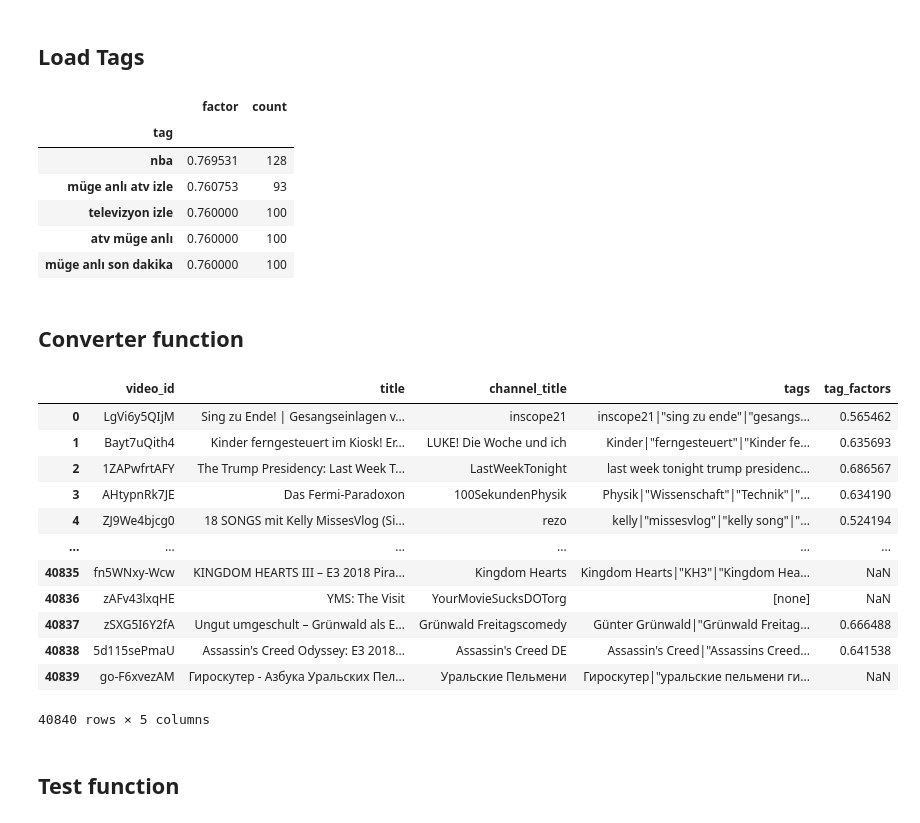
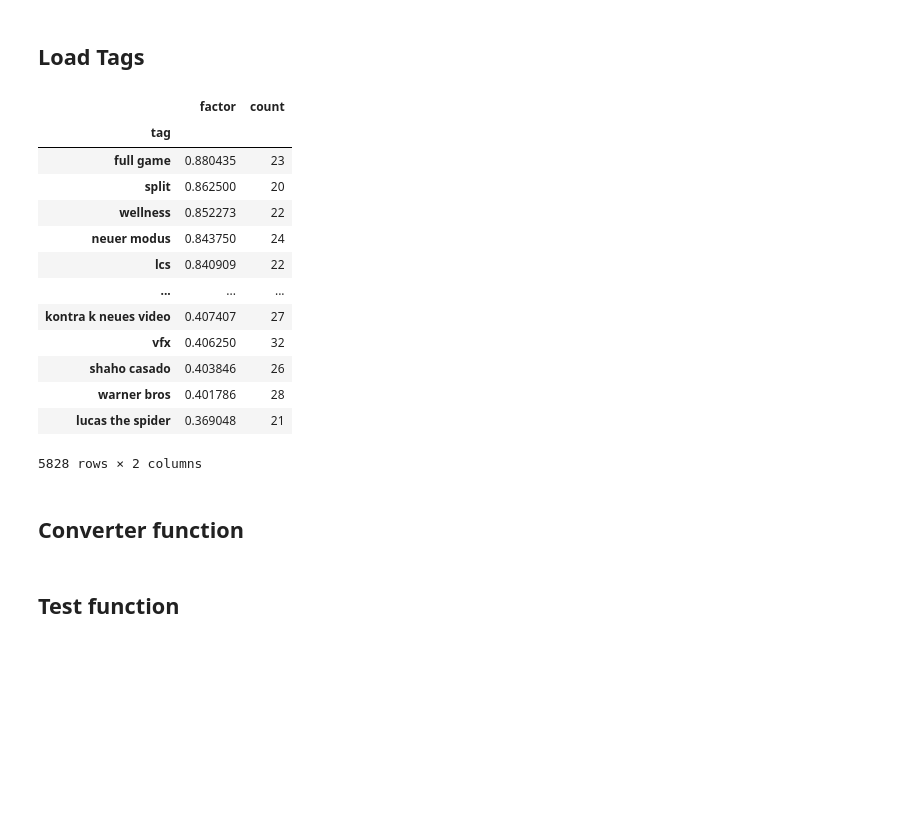
Before and after one commit to StephanHagge/data-mining, a Jupyter notebook: notebooks/tags.ipynb, the cells around one changed output. Cells and saved outputs as stored; diff of their text form; code cells hidden in the pictures; blank space fills up the shorter version.

```diff
--- a/notebooks/tags.ipynb
+++ b/notebooks/tags.ipynb
@@ -305,35 +326,29 @@ tag_df[['tags','factors','counts']].to_csv('../data/tags.csv', header=['tag','fa
 # %%
 tag_df = pd.read_csv('../data/tags.csv')
 tag_df = tag_df.set_index('tag')
-tag_df.head()
+tag_df
 # %% [output]
 |  | factor | count |
 | tag |  |  |
-| nba | 0.769531 | 128 |
-| müge anlı atv izle | 0.760753 | 93 |
-| televizyon izle | 0.760000 | 100 |
-| atv müge anlı | 0.760000 | 100 |
-| müge anlı son dakika | 0.760000 | 100 |
+| full game | 0.880435 | 23 |
+| split | 0.862500 | 20 |
+| wellness | 0.852273 | 22 |
+| neuer modus | 0.843750 | 24 |
+| lcs | 0.840909 | 22 |
+| ... | ... | ... |
+| kontra k neues video | 0.407407 | 27 |
+| vfx | 0.406250 | 32 |
+| shaho casado | 0.403846 | 26 |
+| warner bros | 0.401786 | 28 |
+| lucas the spider | 0.369048 | 21 |
+5828 rows × 2 columns
 # %% [markdown]
 ## Converter function
 # %%
-def calculate_tag_factor(tag_string, tag_data):
-    tag_list = pd.Series(list(set(map(lambda x: x.strip('\"').lower(), tag_string.split('|')))))
-    return tag_list.apply(lambda tag: tag_data['factor'].get(tag, np.nan)).mean(skipna=True)
+def calculate_tag_factor(tag_string, tag_values):
+    return pd.Series(list(set(map(lambda x: x.strip('\"').lower(), tag_string.split('|')))))\
+        .apply(lambda n: tag_values['factor'].get(n, np.nan))\
+        .mean(skipna=True)
-# %% [output]
-|  | video_id | title | channel_title | tags | tag_factors |
-| 0 | LgVi6y5QIjM | Sing zu Ende! | Gesangseinlagen v... | inscope21 | inscope21|"sing zu ende"|"gesangs... | 0.565462 |
-| 1 | Bayt7uQith4 | Kinder ferngesteuert im Kiosk! Er... | LUKE! Die Woche und ich | Kinder|"ferngesteuert"|"Kinder fe... | 0.635693 |
-| 2 | 1ZAPwfrtAFY | The Trump Presidency: Last Week T... | LastWeekTonight | last week tonight trump presidenc... | 0.686567 |
-| 3 | AHtypnRk7JE | Das Fermi-Paradoxon | 100SekundenPhysik | Physik|"Wissenschaft"|"Technik"|"... | 0.634190 |
-| 4 | ZJ9We4bjcg0 | 18 SONGS mit Kelly MissesVlog (Si... | rezo | kelly|"missesvlog"|"kelly song"|"... | 0.524194 |
-| ... | ... | ... | ... | ... | ... |
-| 40835 | fn5WNxy-Wcw | KINGDOM HEARTS III – E3 2018 Pira... | Kingdom Hearts | Kingdom Hearts|"KH3"|"Kingdom Hea... | NaN |
-| 40836 | zAFv43lxqHE | YMS: The Visit | YourMovieSucksDOTorg | [none] | NaN |
-| 40837 | zSXG5I6Y2fA | Ungut umgeschult – Grünwald als E... | Grünwald Freitagscomedy | Günter Grünwald|"Grünwald Freitag... | 0.666488 |
-| 40838 | 5d115sePmaU | Assassin's Creed Odyssey: E3 2018... | Assassin's Creed DE | Assassin's Creed|"Assassins Creed... | 0.641538 |
-| 40839 | go-F6xvezAM | Гироскутер - Азбука Уральских Пел... | Уральские Пельмени | Гироскутер|"уральские пельмени ги... | NaN |
-40840 rows × 5 columns
 # %% [markdown]
 ## Test function
 # %%
```
Also changed, not shown: parts of 22 cells of this notebook, 1 other file.
